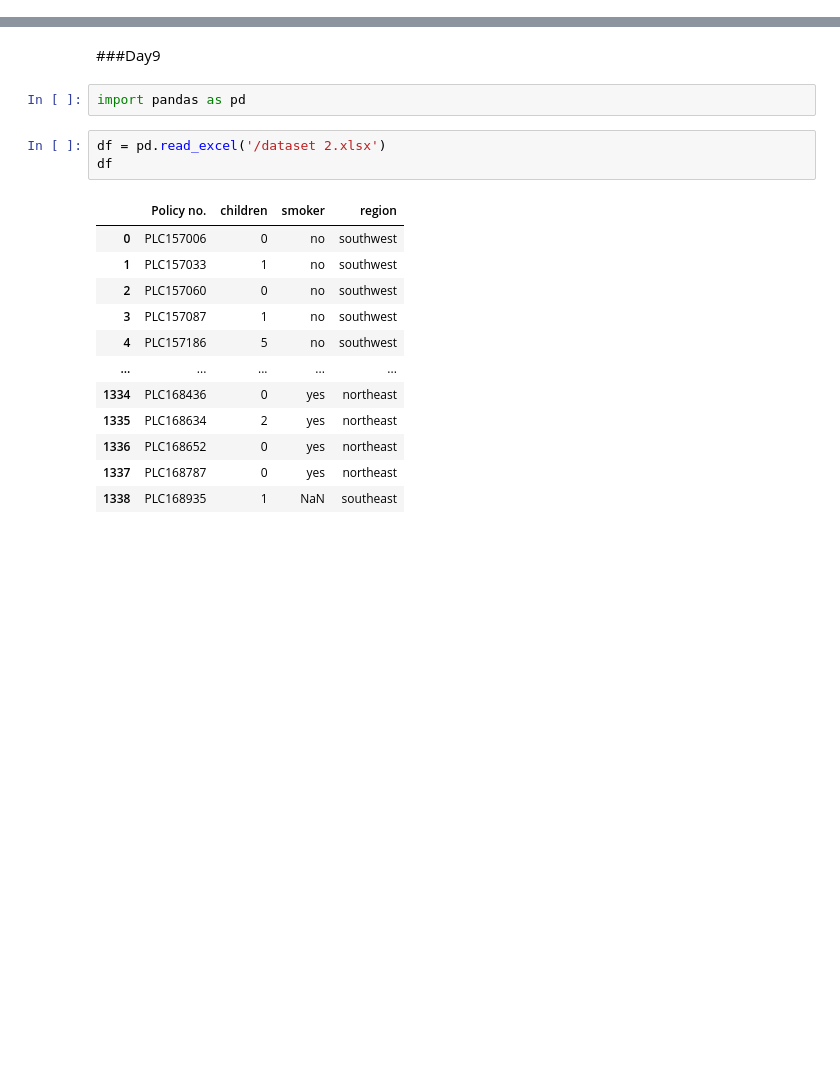
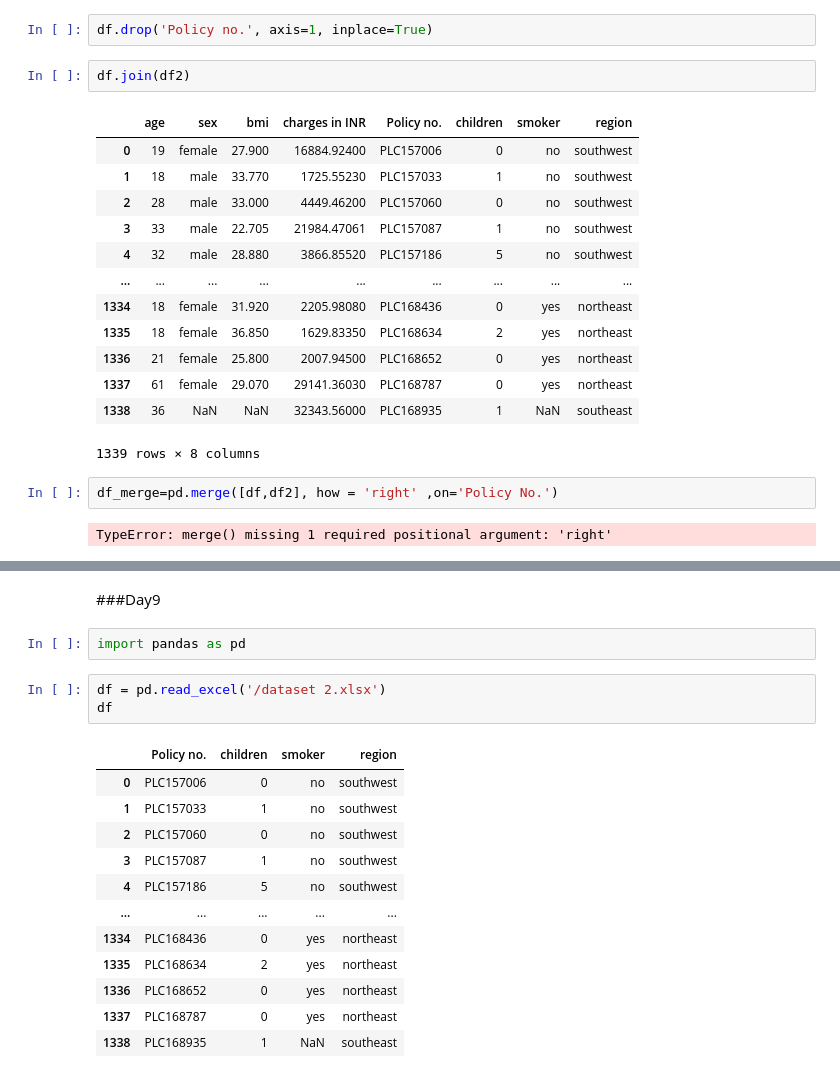
Before and after one commit to ShravanJadhav/DataScience_Practice, a Jupyter notebook: DataScience_Python.ipynb, the cells around one changed output, grey strips where cells are left out. Cells and saved outputs as stored; diff of their text form; blank space fills up the shorter version.

```diff
--- a/DataScience_Python.ipynb
+++ b/DataScience_Python.ipynb
@@ -0,0 +55,22 @@
+# %%
+df.drop('Policy no.', axis=1, inplace=True)
+# %%
+df.join(df2)
+# %% [output]
+|  | age | sex | bmi | charges in INR | Policy no. | children | smoker | region |
+| 0 | 19 | female | 27.900 | 16884.92400 | PLC157006 | 0 | no | southwest |
+| 1 | 18 | male | 33.770 | 1725.55230 | PLC157033 | 1 | no | southwest |
+| 2 | 28 | male | 33.000 | 4449.46200 | PLC157060 | 0 | no | southwest |
+| 3 | 33 | male | 22.705 | 21984.47061 | PLC157087 | 1 | no | southwest |
+| 4 | 32 | male | 28.880 | 3866.85520 | PLC157186 | 5 | no | southwest |
+| ... | ... | ... | ... | ... | ... | ... | ... | ... |
+| 1334 | 18 | female | 31.920 | 2205.98080 | PLC168436 | 0 | yes | northeast |
+| 1335 | 18 | female | 36.850 | 1629.83350 | PLC168634 | 2 | yes | northeast |
+| 1336 | 21 | female | 25.800 | 2007.94500 | PLC168652 | 0 | yes | northeast |
+| 1337 | 61 | female | 29.070 | 29141.36030 | PLC168787 | 0 | yes | northeast |
+| 1338 | 36 | NaN | NaN | 32343.56000 | PLC168935 | 1 | NaN | southeast |
+1339 rows × 8 columns
+# %%
+df_merge=pd.merge([df,df2], how = 'right' ,on='Policy No.')
+# %% [output]
+TypeError: merge() missing 1 required positional argument: 'right'
```
Also changed, not shown: parts of 10 cells of this notebook.
